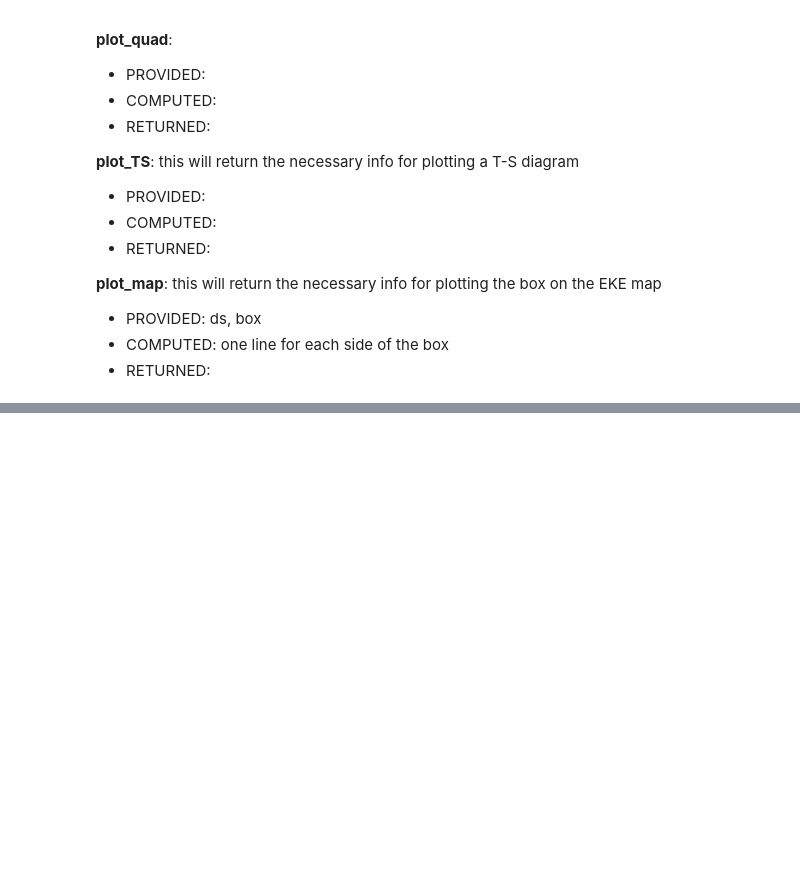
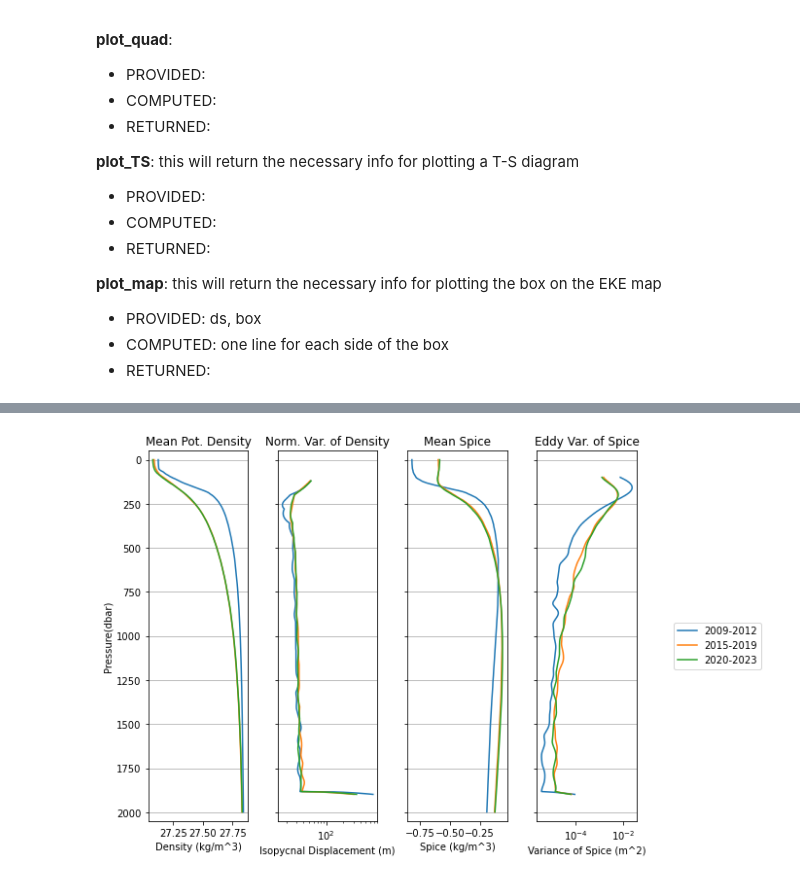
Before and after one commit to ocean-transport/argo-intern, a Jupyter notebook: function_test.ipynb, the cells around one changed output, grey strips where cells are left out. Saved outputs shown, nothing was run; the diff lists cells and outputs as text; code cells hidden in the pictures; blank space fills up the shorter version.

```diff
--- a/function_test.ipynb
+++ b/function_test.ipynb
@@ -472,0 +499,7 @@ plt.gca().invert_yaxis()
+# %%
+sy1 = s.where(s.TIME.dt.year>2008).where(s.TIME.dt.year<2014)
+sy2 = s.where(s.TIME.dt.year>2013).where(s.TIME.dt.year<2020)
+sy3 = s.where(s.TIME.dt.year>2019).where(s.TIME.dt.year<2023)
+
+ylabels=['2009-2012','2015-2019','2020-2023']
+sy_li=[sy1,sy2,sy3]
@@ -473,3 +510,7 @@ plt.gca().invert_yaxis()
+# %%
+plot_quad(sy_li,labels=labels)
+# %% [output]
+[figure, added]
 # %%
 def plot_map():
 # %%
```
Also changed, not shown: parts of 7 cells of this notebook.
